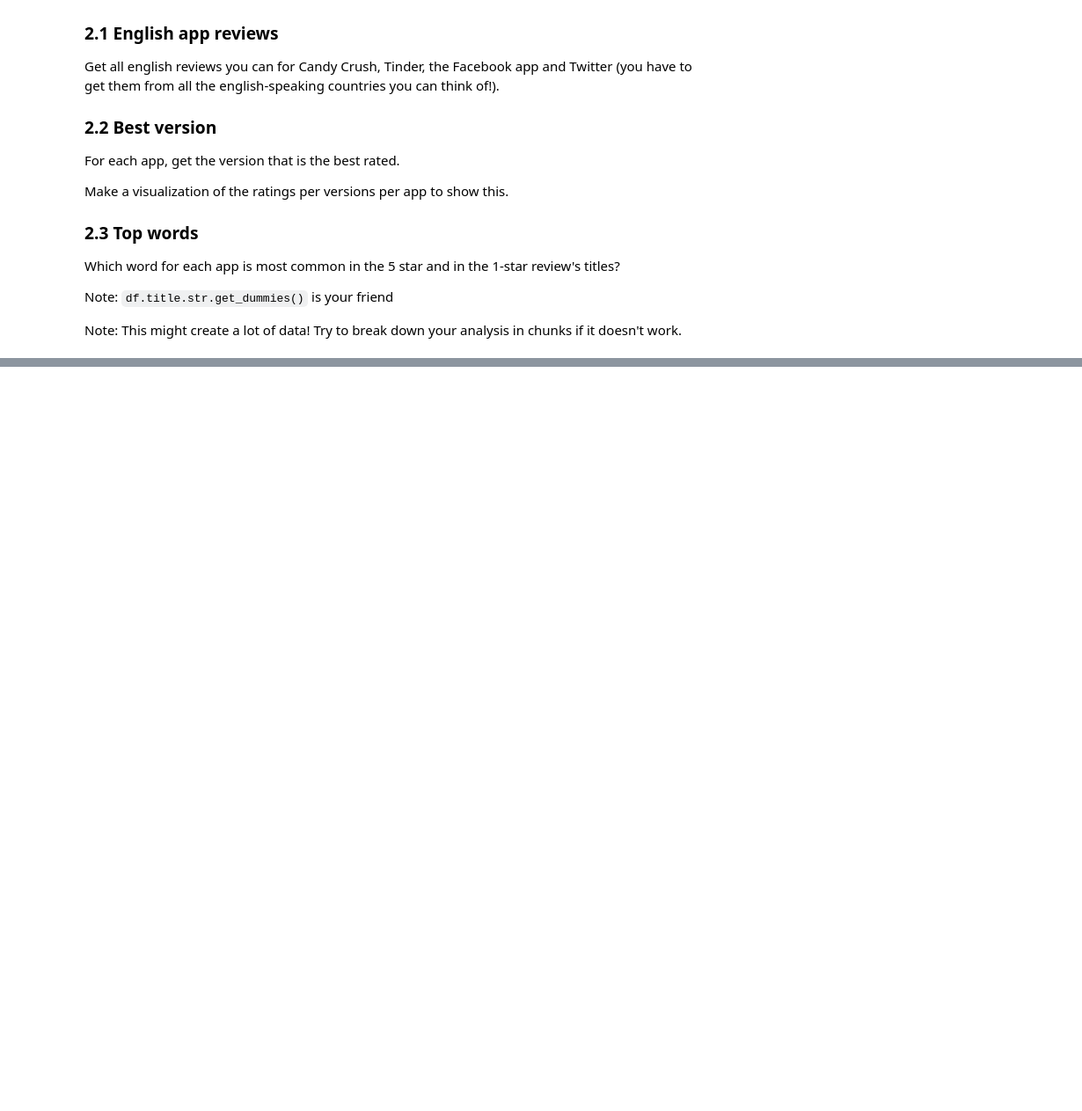
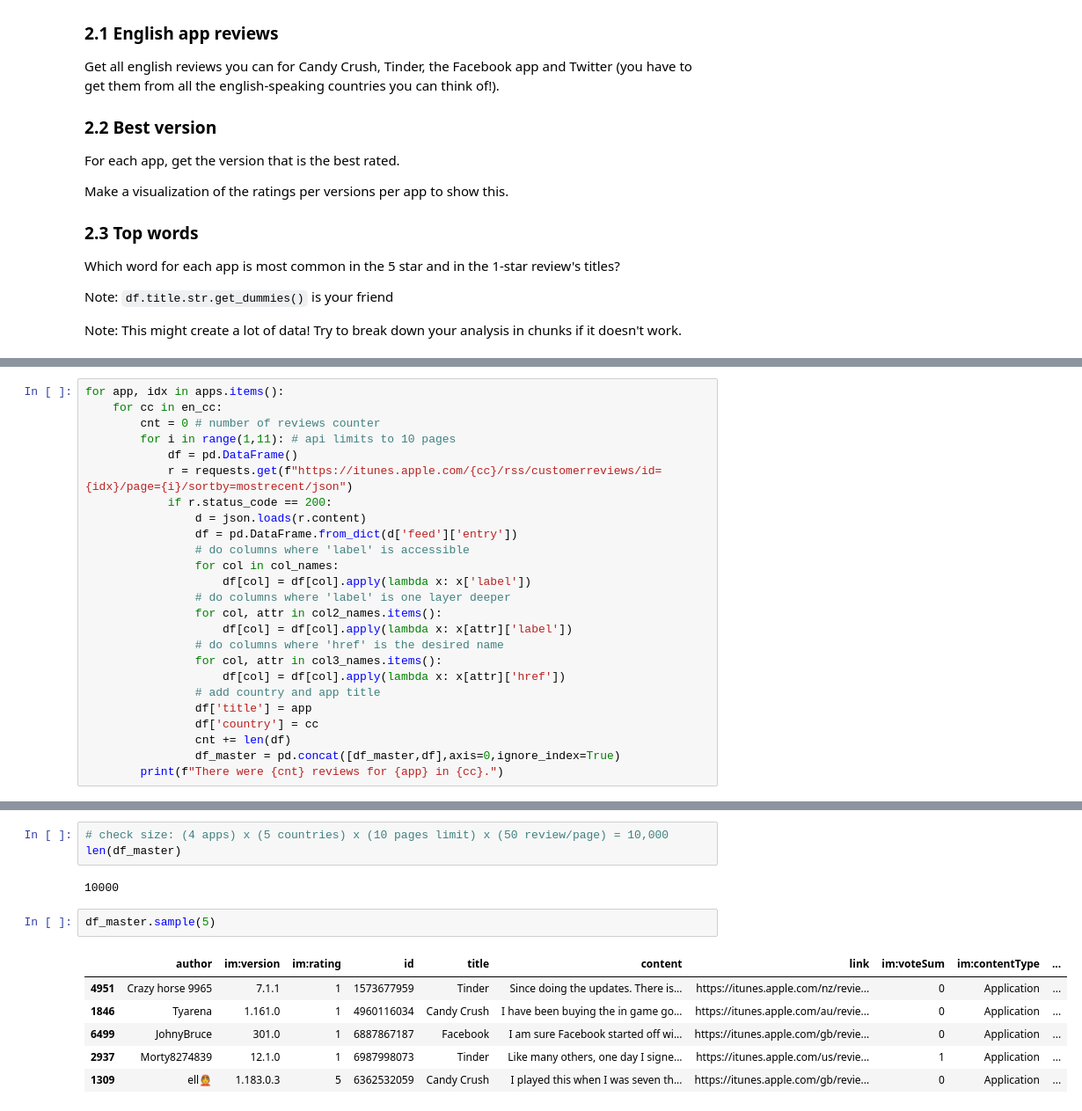
Before and after one commit to cb-ds-1/4-5-web-data, a Jupyter notebook: workshop.ipynb, the cells around one changed output, grey strips where cells are left out. Shown at 88% size. Saved outputs shown, nothing was run; the diff lists cells and outputs as text; blank space fills up the shorter version.

```diff
--- a/workshop.ipynb
+++ b/workshop.ipynb
@@ -57,0 +131,25 @@ Note: This might create a lot of data! Try to break down your analysis in chunks
+# %%
+for app, idx in apps.items():
+    for cc in en_cc:
+        cnt = 0 # number of reviews counter
+        for i in range(1,11): # api limits to 10 pages
+            df = pd.DataFrame()
+            r = requests.get(f"https://itunes.apple.com/{cc}/rss/customerreviews/id={idx}/page={i}/sortby=mostrecent/json")
+            if r.status_code == 200:
+                d = json.loads(r.content)
+                df = pd.DataFrame.from_dict(d['feed']['entry'])
+                # do columns where 'label' is accessible
+                for col in col_names:
+                    df[col] = df[col].apply(lambda x: x['label'])
+                # do columns where 'label' is one layer deeper
+                for col, attr in col2_names.items():
+                    df[col] = df[col].apply(lambda x: x[attr]['label'])
+                # do columns where 'href' is the desired name
+                for col, attr in col3_names.items():
+                    df[col] = df[col].apply(lambda x: x[attr]['href'])
+                # add country and app title
+                df['title'] = app
+                df['country'] = cc
+                cnt += len(df)
+                df_master = pd.concat([df_master,df],axis=0,ignore_index=True)
+        print(f"There were {cnt} reviews for {app} in {cc}.")
@@ -57,0 +177,14 @@ Note: This might create a lot of data! Try to break down your analysis in chunks
+# %%
+# check size: (4 apps) x (5 countries) x (10 pages limit) x (50 review/page) = 10,000
+len(df_master)
+# %% [output]
+10000
+# %%
+df_master.sample(5)
+# %% [output]
+|  | author | im:version | im:rating | id | title | content | link | im:voteSum | im:contentType | ... |
+| 4951 | Crazy horse 9965 | 7.1.1 | 1 | 1573677959 | Tinder | Since doing the updates. There is... | https://itunes.apple.com/nz/revie... | 0 | Application | ... |
+| 1846 | Tyarena | 1.161.0 | 1 | 4960116034 | Candy Crush | I have been buying the in game go... | https://itunes.apple.com/au/revie... | 0 | Application | ... |
+| 6499 | JohnyBruce | 301.0 | 1 | 6887867187 | Facebook | I am sure Facebook started off wi... | https://itunes.apple.com/gb/revie... | 0 | Application | ... |
+| 2937 | Morty8274839 | 12.1.0 | 1 | 6987998073 | Tinder | Like many others, one day I signe... | https://itunes.apple.com/us/revie... | 1 | Application | ... |
+| 1309 | ell👲 | 1.183.0.3 | 5 | 6362532059 | Candy Crush | I played this when I was seven th... | https://itunes.apple.com/gb/revie... | 0 | Application | ... |
```
Also changed, not shown: parts of 16 cells of this notebook.
